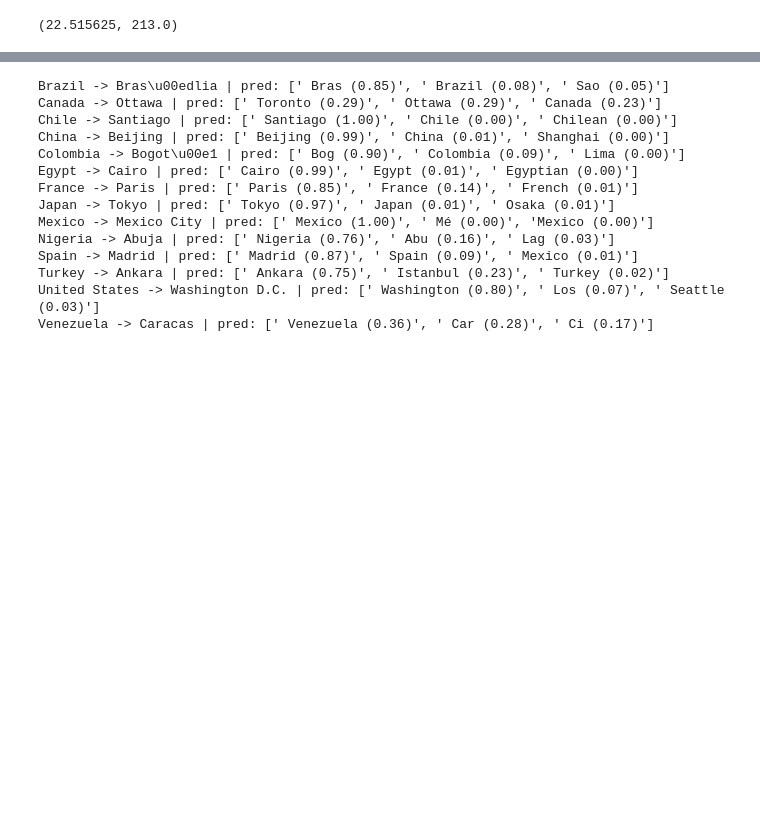
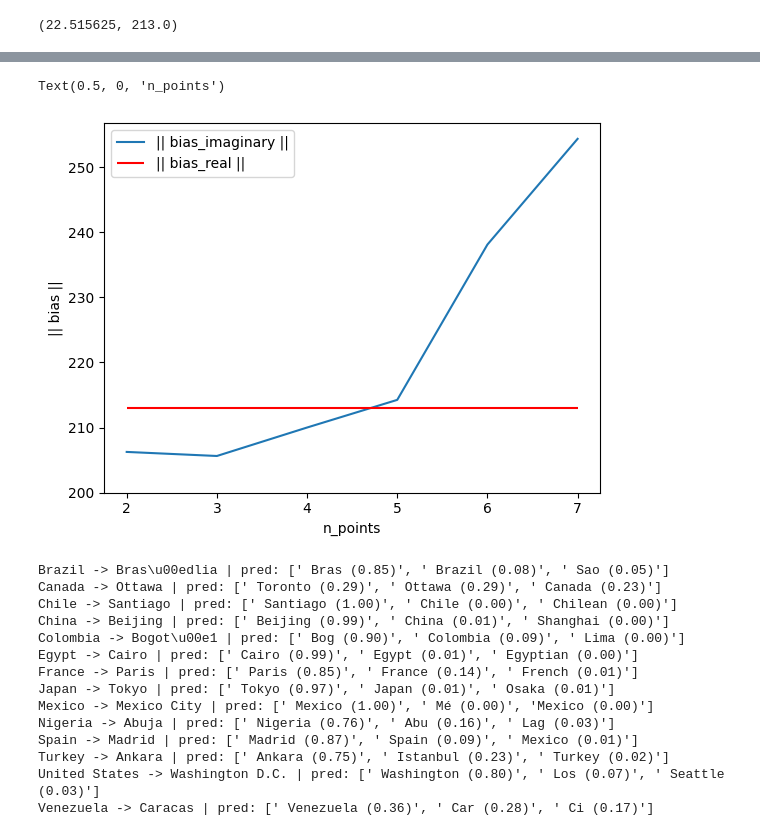
Before and after one commit to evandez/relations, a Jupyter notebook: notebooks/imaginary_j.ipynb, the cells around one changed output, grey strips where cells are left out. Drawn from its saved outputs; the diff is of its cells as text; code cells hidden in the pictures; blank space fills up the shorter version.

```diff
--- a/notebooks/imaginary_j.ipynb
+++ b/notebooks/imaginary_j.ipynb
@@ -120,3 +146,14 @@ Text(0.5, 0, 'n_points')
+# %%
+b_norms = [op.bias.norm().item() for op in imaginary_operators]
+plt.plot(range(2, 8), b_norms, label = "|| bias_imaginary ||")
+plt.hlines(operator.bias.norm().item(), 2, 7, color="red", label = "|| bias_real ||")
+plt.ylim(bottom=200)
+plt.legend()
+plt.ylabel("|| bias ||")
+plt.xlabel("n_points")
+# %% [output]
+Text(0.5, 0, 'n_points')
+[figure, added]
 # %%
 for sample in test.samples:
     pred = operator_i(sample.subject).predictions[:3]
```
Also changed, not shown: parts of 2 cells of this notebook, 2 other files.
